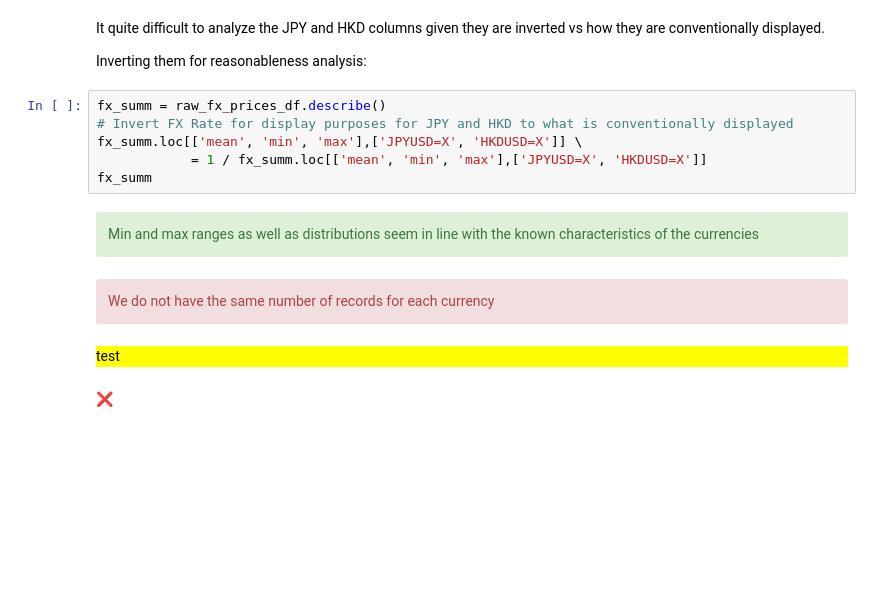
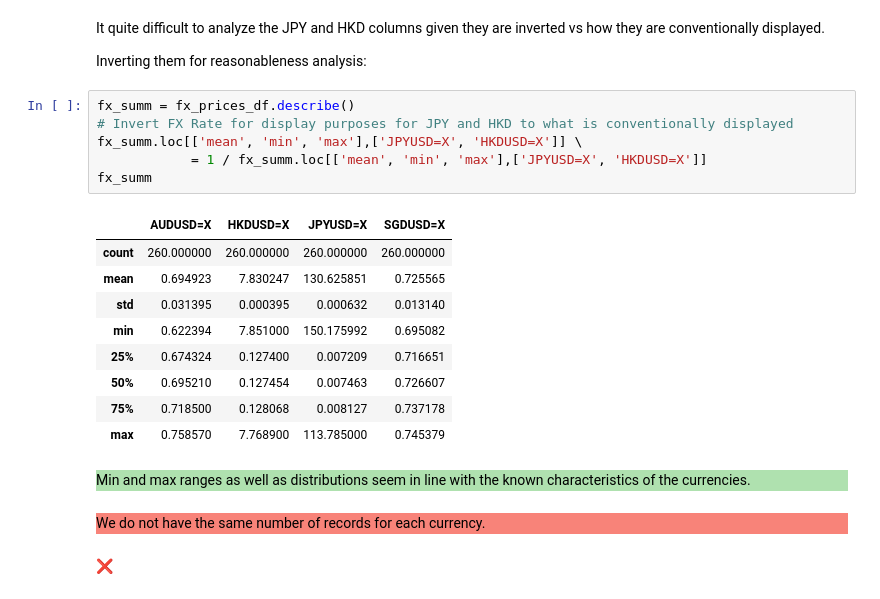
Before and after one commit to raymcg/ZZEN9021, a Jupyter notebook: Final Project.ipynb, the cells around one changed output. Drawn from its saved outputs; the diff is of its cells as text; blank space fills up the shorter version.

```diff
--- a/Final Project.ipynb
+++ b/Final Project.ipynb
@@ -235,21 +216,27 @@ It quite difficult to analyze the JPY and HKD columns given they are inverted vs
 
 Inverting them for reasonableness analysis:
 # %%
-fx_summ = raw_fx_prices_df.describe()
+fx_summ = fx_prices_df.describe()
 # Invert FX Rate for display purposes for JPY and HKD to what is conventionally displayed
 fx_summ.loc[['mean', 'min', 'max'],['JPYUSD=X', 'HKDUSD=X']] \
             = 1 / fx_summ.loc[['mean', 'min', 'max'],['JPYUSD=X', 'HKDUSD=X']]
 fx_summ
+# %% [output]
+|  | AUDUSD=X | HKDUSD=X | JPYUSD=X | SGDUSD=X |
+| count | 260.000000 | 260.000000 | 260.000000 | 260.000000 |
+| mean | 0.694923 | 7.830247 | 130.625851 | 0.725565 |
+| std | 0.031395 | 0.000395 | 0.000632 | 0.013140 |
+| min | 0.622394 | 7.851000 | 150.175992 | 0.695082 |
+| 25% | 0.674324 | 0.127400 | 0.007209 | 0.716651 |
+| 50% | 0.695210 | 0.127454 | 0.007463 | 0.726607 |
+| 75% | 0.718500 | 0.128068 | 0.008127 | 0.737178 |
+| max | 0.758570 | 7.768900 | 113.785000 | 0.745379 |
-# %% [markdown]
-<div class="alert alert-block alert-success">
-Min and max ranges as well as distributions seem in line with the known characteristics of the currencies
-</div>
-# %% [markdown]
-<div class="alert alert-block alert-danger">
-We do not have the same number of records for each currency
-</div>
-# %% [markdown]
-<p style="background-color:Yellow;">test</p>
+# %% [markdown]
+<p style="background-color:#AFE1AF;">
+Min and max ranges as well as distributions seem in line with the known characteristics of the currencies.</p>
+# %% [markdown]
+<p style="background-color:#F88379;">
+We do not have the same number of records for each currency.</p>
 # %% [markdown]
 &#10060;
 # %% [markdown]
```
Also changed, not shown: parts of 83 cells of this notebook.
